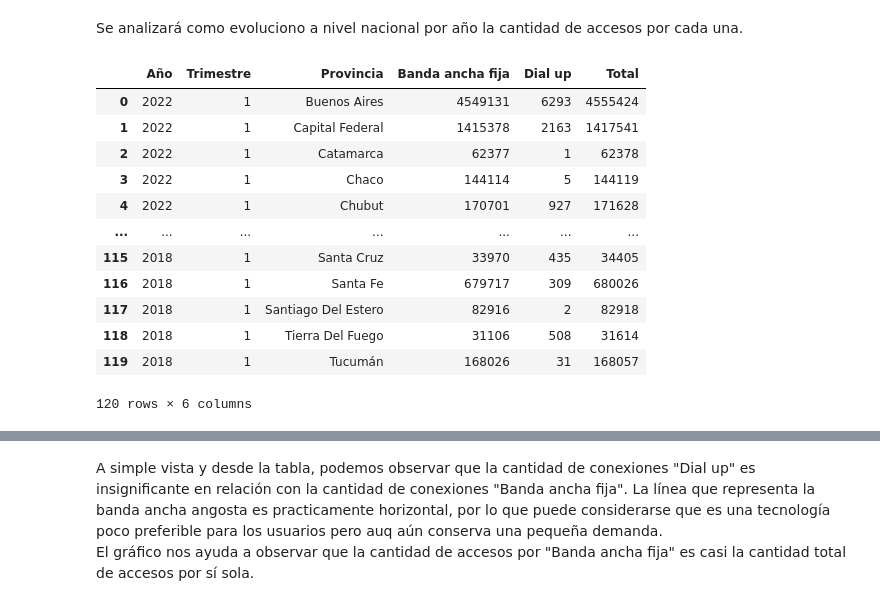
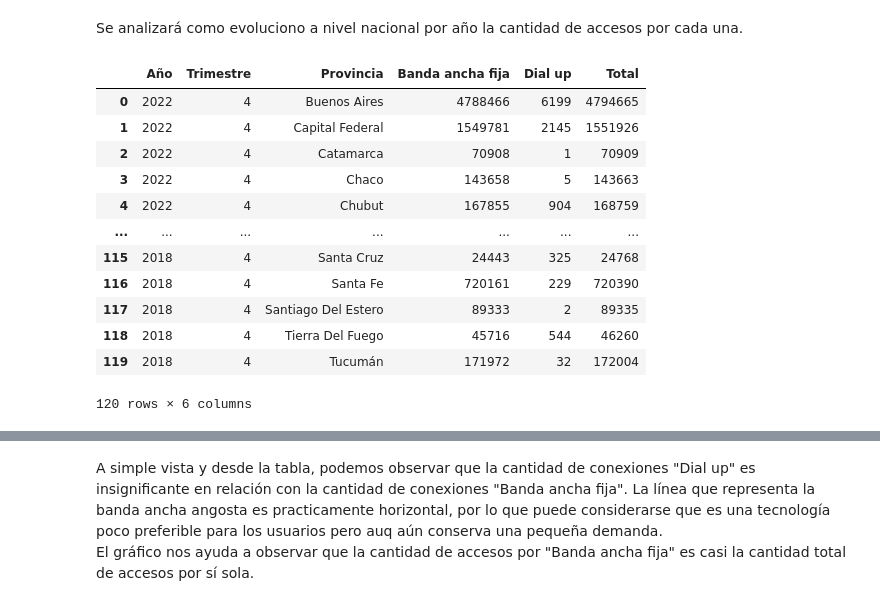
Before and after one commit to AleGS2108/PI-Data_Analytics, a Jupyter notebook: EDA.ipynb, the cells around one changed output, grey strips where cells are left out. Saved outputs shown, nothing was run; the diff lists cells and outputs as text; code cells hidden in the pictures.

```diff
--- a/EDA.ipynb
+++ b/EDA.ipynb
@@ -74,20 +74,20 @@ Dial-up (Acceso Telefónico):
 # %% [markdown]
 Se analizará como evoluciono a nivel nacional por año la cantidad de accesos por cada una.
 # %%
-banda_provincial_2018_1 = banda_provincial[(banda_provincial['Año'] >= 2018) & (banda_provincial['Trimestre'] == 1)].reset_index(drop=True)
-banda_provincial_2018_1
+banda_provincial_2018_4 = banda_provincial[(banda_provincial['Año'] >= 2018) & (banda_provincial['Trimestre'] == 4)].reset_index(drop=True)
+banda_provincial_2018_4
 # %% [output]
 |  | Año | Trimestre | Provincia | Banda ancha fija | Dial up | Total |
-| 0 | 2022 | 1 | Buenos Aires | 4549131 | 6293 | 4555424 |
-| 1 | 2022 | 1 | Capital Federal | 1415378 | 2163 | 1417541 |
-| 2 | 2022 | 1 | Catamarca | 62377 | 1 | 62378 |
-| 3 | 2022 | 1 | Chaco | 144114 | 5 | 144119 |
-| 4 | 2022 | 1 | Chubut | 170701 | 927 | 171628 |
+| 0 | 2022 | 4 | Buenos Aires | 4788466 | 6199 | 4794665 |
+| 1 | 2022 | 4 | Capital Federal | 1549781 | 2145 | 1551926 |
+| 2 | 2022 | 4 | Catamarca | 70908 | 1 | 70909 |
+| 3 | 2022 | 4 | Chaco | 143658 | 5 | 143663 |
+| 4 | 2022 | 4 | Chubut | 167855 | 904 | 168759 |
 | ... | ... | ... | ... | ... | ... | ... |
-| 115 | 2018 | 1 | Santa Cruz | 33970 | 435 | 34405 |
-| 116 | 2018 | 1 | Santa Fe | 679717 | 309 | 680026 |
-| 117 | 2018 | 1 | Santiago Del Estero | 82916 | 2 | 82918 |
-| 118 | 2018 | 1 | Tierra Del Fuego | 31106 | 508 | 31614 |
-| 119 | 2018 | 1 | Tucumán | 168026 | 31 | 168057 |
+| 115 | 2018 | 4 | Santa Cruz | 24443 | 325 | 24768 |
+| 116 | 2018 | 4 | Santa Fe | 720161 | 229 | 720390 |
+| 117 | 2018 | 4 | Santiago Del Estero | 89333 | 2 | 89335 |
+| 118 | 2018 | 4 | Tierra Del Fuego | 45716 | 544 | 46260 |
+| 119 | 2018 | 4 | Tucumán | 171972 | 32 | 172004 |
 120 rows × 6 columns
 # %%
```
Also changed, not shown: parts of 9 cells of this notebook, 6 other files.
